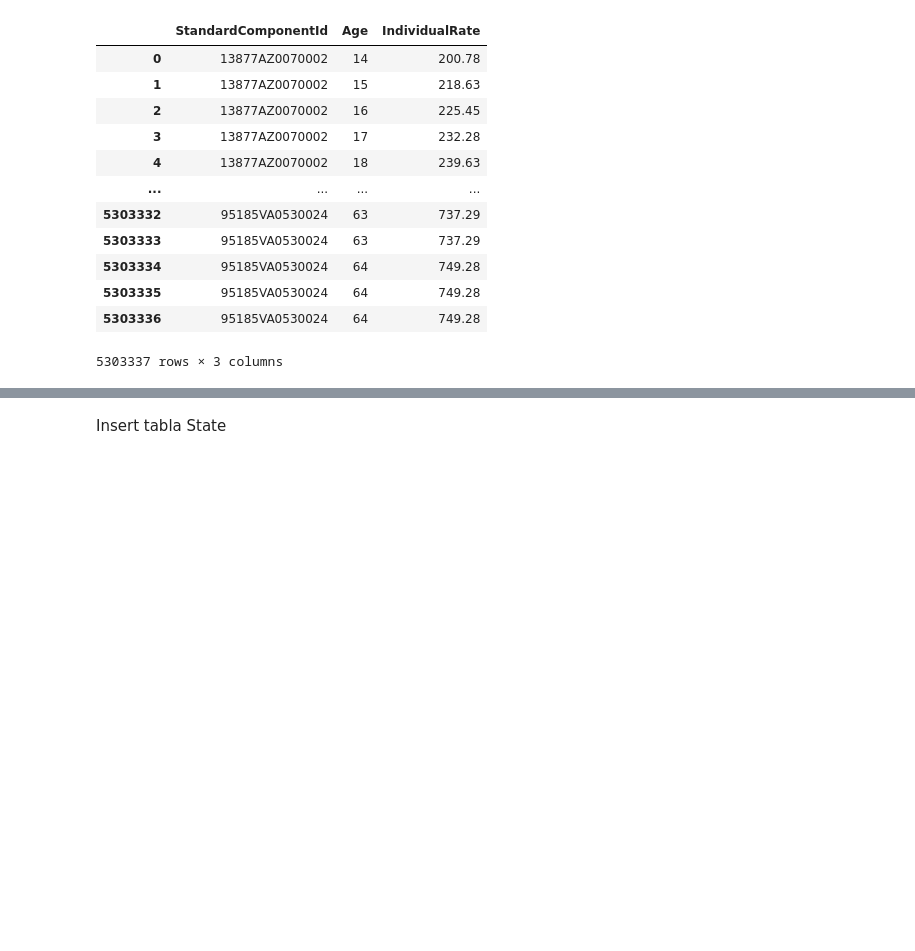
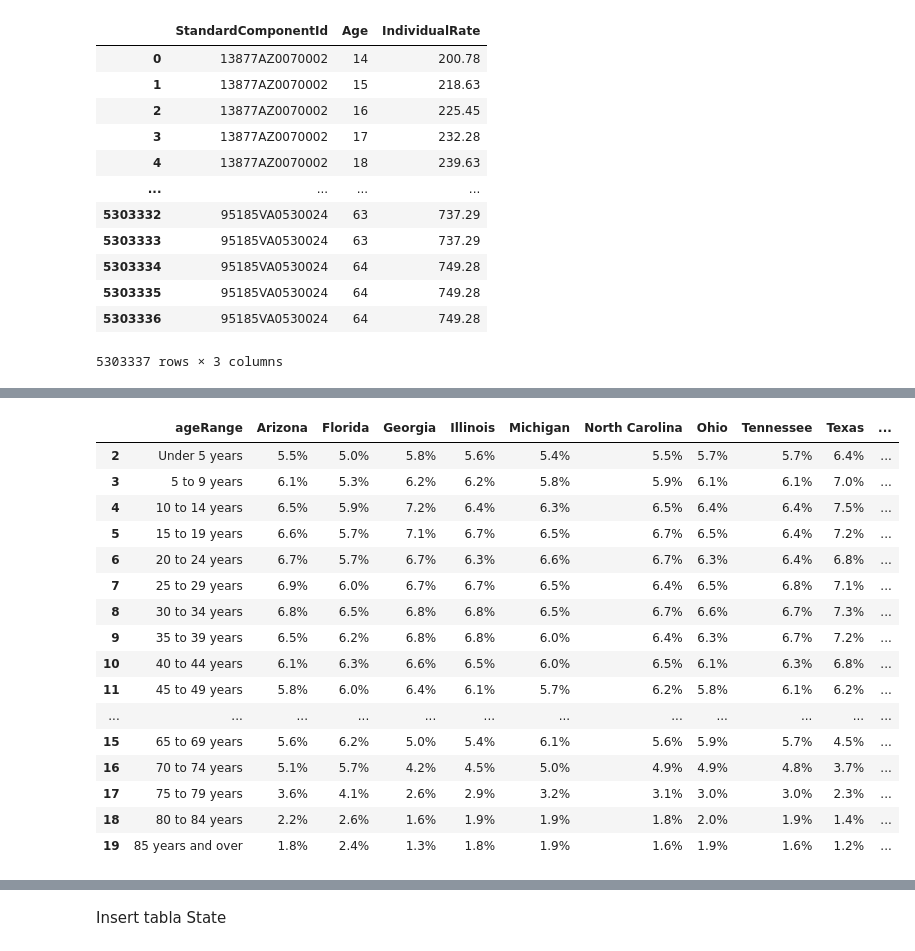
Before and after one commit to CarlosAlvarado-git/Proyecto_Final_BI, a Jupyter notebook: DataPreparation.ipynb, the cells around one changed output, grey strips where cells are left out. Cells and saved outputs as stored; diff of their text form; code cells hidden in the pictures; blank space fills up the shorter version.

Commit message:
Proceso ETLs previo a insertar la data
falta la tabla de perfile/planes

```diff
--- a/DataPreparation.ipynb
+++ b/DataPreparation.ipynb
@@ -385,0 +396,3 @@ Planes.merge(Rate,left_on="StandardComponentId", right_on="StandardComponentId_P
+# %%
+filename = os.path.join(path,'Age.csv')
+age = load_data(filename)
@@ -385,0 +409,9 @@ Planes.merge(Rate,left_on="StandardComponentId", right_on="StandardComponentId_P
+# %%
+cont = 0
+pasos = 2
+age_data = age.iloc[2:20,[0]]
+for cont in range(10):
+    age_data.insert(cont+1, age.columns[pasos], age.iloc[2:20,[pasos]], True)
+    pasos += 6
+    cont += 1
+age_data
@@ -385,0 +436,42 @@ Planes.merge(Rate,left_on="StandardComponentId", right_on="StandardComponentId_P
+# %%
+def vector_states(data):
+    States = []
+    for i in list(data.columns.values):
+        try:
+            limit = i.index('!')
+            state = i[0:limit]
+            if state in States:
+                pass
+            else:
+                States.append(state)
+        except:
+            pass
+
+    return States
+# %%
+States = vector_states(age_data)
+age_data.rename(columns = {'Label (Grouping)':'ageRange'}, inplace = True)
+for i in list(age_data.columns.values):
+    for j in States:
+        if i.find(j) != -1:
+            age_data.rename(columns={i:j},inplace=True)
+
+age_data
+# %% [output]
+|  | ageRange | Arizona | Florida | Georgia | Illinois | Michigan | North Carolina | Ohio | Tennessee | Texas | ... |
+| 2 | Under 5 years | 5.5% | 5.0% | 5.8% | 5.6% | 5.4% | 5.5% | 5.7% | 5.7% | 6.4% | ... |
+| 3 | 5 to 9 years | 6.1% | 5.3% | 6.2% | 6.2% | 5.8% | 5.9% | 6.1% | 6.1% | 7.0% | ... |
+| 4 | 10 to 14 years | 6.5% | 5.9% | 7.2% | 6.4% | 6.3% | 6.5% | 6.4% | 6.4% | 7.5% | ... |
+| 5 | 15 to 19 years | 6.6% | 5.7% | 7.1% | 6.7% | 6.5% | 6.7% | 6.5% | 6.4% | 7.2% | ... |
+| 6 | 20 to 24 years | 6.7% | 5.7% | 6.7% | 6.3% | 6.6% | 6.7% | 6.3% | 6.4% | 6.8% | ... |
+| 7 | 25 to 29 years | 6.9% | 6.0% | 6.7% | 6.7% | 6.5% | 6.4% | 6.5% | 6.8% | 7.1% | ... |
+| 8 | 30 to 34 years | 6.8% | 6.5% | 6.8% | 6.8% | 6.5% | 6.7% | 6.6% | 6.7% | 7.3% | ... |
+| 9 | 35 to 39 years | 6.5% | 6.2% | 6.8% | 6.8% | 6.0% | 6.4% | 6.3% | 6.7% | 7.2% | ... |
+| 10 | 40 to 44 years | 6.1% | 6.3% | 6.6% | 6.5% | 6.0% | 6.5% | 6.1% | 6.3% | 6.8% | ... |
+| 11 | 45 to 49 years | 5.8% | 6.0% | 6.4% | 6.1% | 5.7% | 6.2% | 5.8% | 6.1% | 6.2% | ... |
+| ... | ... | ... | ... | ... | ... | ... | ... | ... | ... | ... | ... |
+| 15 | 65 to 69 years | 5.6% | 6.2% | 5.0% | 5.4% | 6.1% | 5.6% | 5.9% | 5.7% | 4.5% | ... |
+| 16 | 70 to 74 years | 5.1% | 5.7% | 4.2% | 4.5% | 5.0% | 4.9% | 4.9% | 4.8% | 3.7% | ... |
+| 17 | 75 to 79 years | 3.6% | 4.1% | 2.6% | 2.9% | 3.2% | 3.1% | 3.0% | 3.0% | 2.3% | ... |
+| 18 | 80 to 84 years | 2.2% | 2.6% | 1.6% | 1.9% | 1.9% | 1.8% | 2.0% | 1.9% | 1.4% | ... |
+| 19 | 85 years and over | 1.8% | 2.4% | 1.3% | 1.8% | 1.9% | 1.6% | 1.9% | 1.6% | 1.2% | ... |
```
Also changed, not shown: parts of 58 cells of this notebook, 1 other file.
